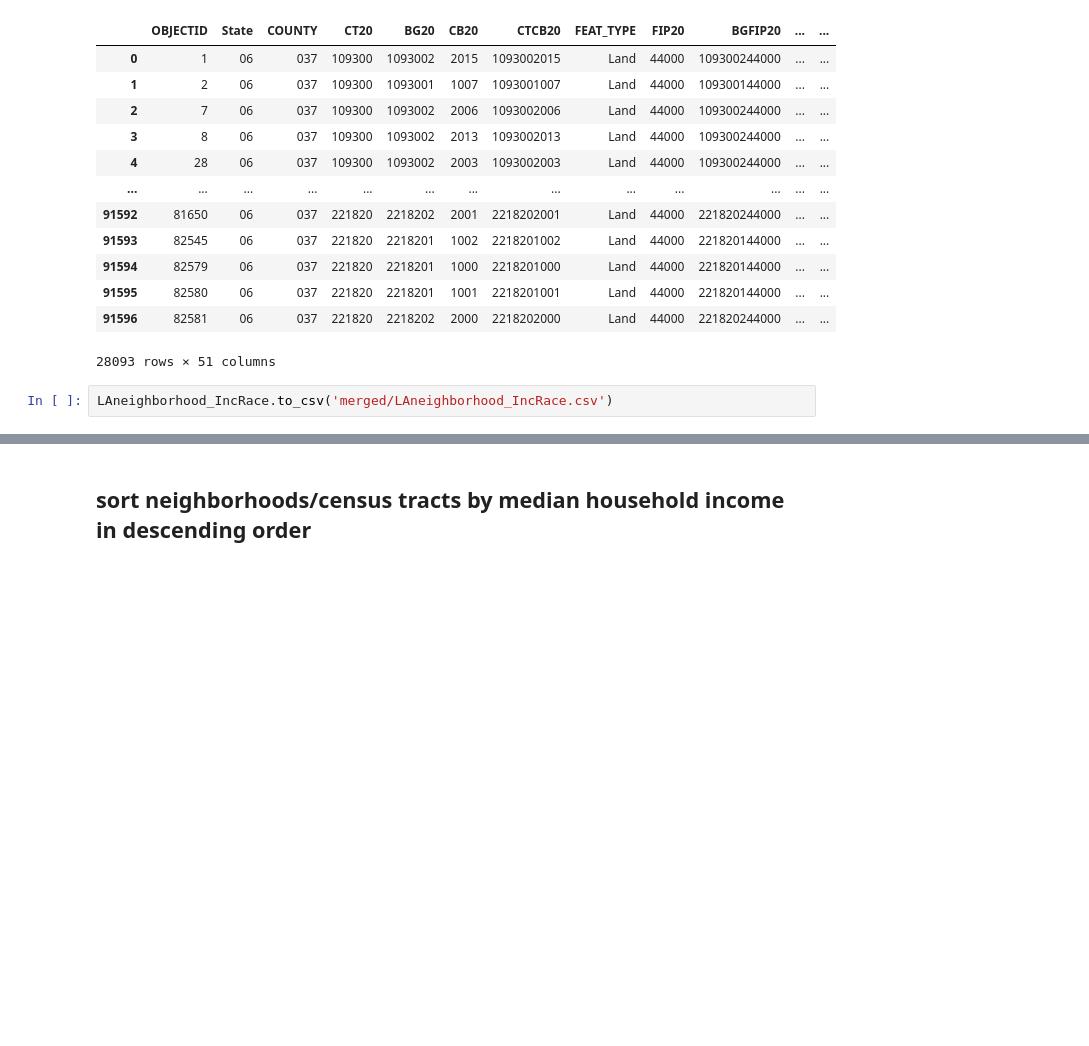
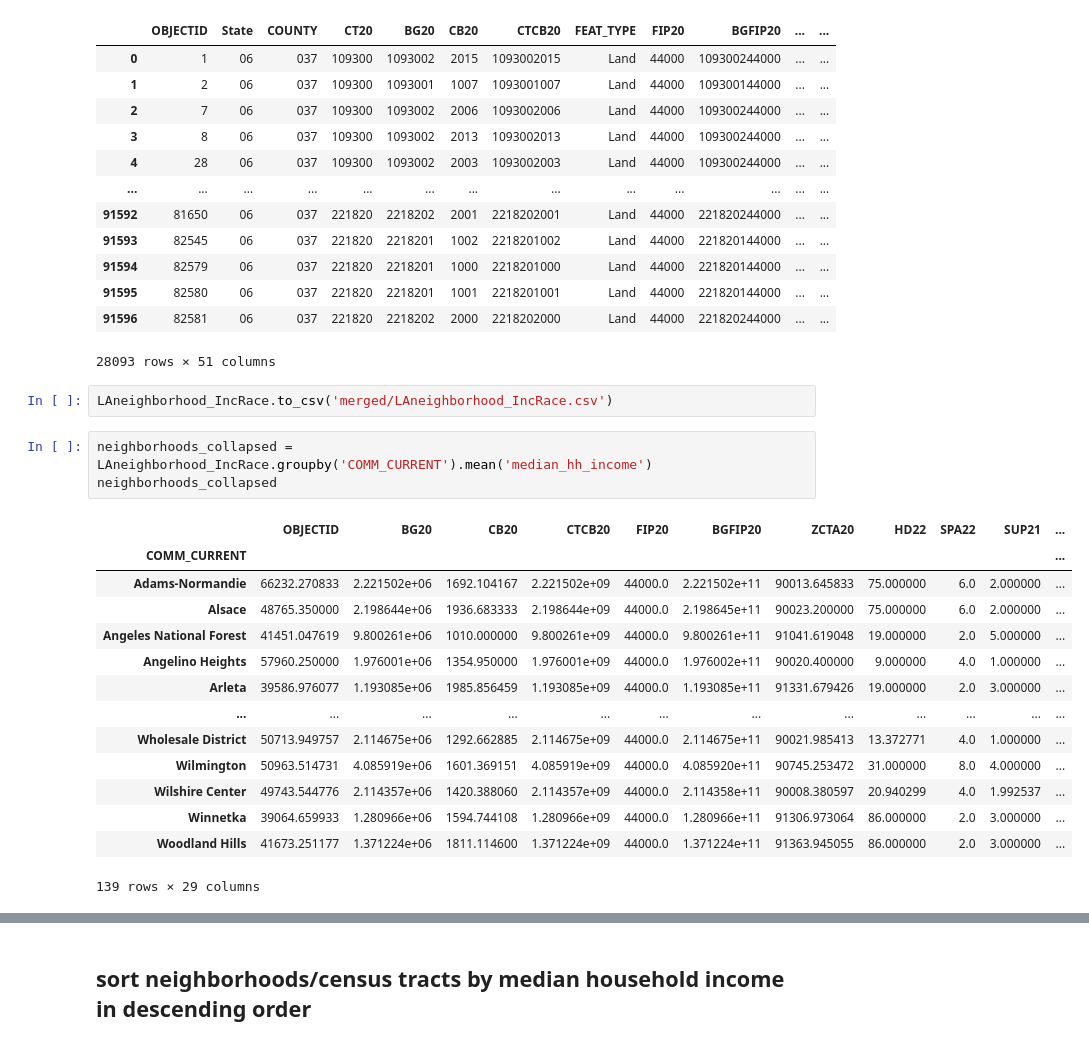
Before and after one commit to jabner120/GIS-group, a Jupyter notebook: Group Assignments/jabner120_v2.ipynb, the cells around one changed output, grey strips where cells are left out. Cells and saved outputs as stored; diff of their text form; blank space fills up the shorter version.

```diff
--- a/Group Assignments/jabner120_v2.ipynb
+++ b/Group Assignments/jabner120_v2.ipynb
@@ -501,3 +502,21 @@ LAneighborhood_IncRace
 28093 rows × 51 columns
 # %%
 LAneighborhood_IncRace.to_csv('merged/LAneighborhood_IncRace.csv')
+# %%
+neighborhoods_collapsed = LAneighborhood_IncRace.groupby('COMM_CURRENT').mean('median_hh_income')
+neighborhoods_collapsed
+# %% [output]
+|  | OBJECTID | BG20 | CB20 | CTCB20 | FIP20 | BGFIP20 | ZCTA20 | HD22 | SPA22 | SUP21 | ... |
+| COMM_CURRENT |  |  |  |  |  |  |  |  |  |  | ... |
+| Adams-Normandie | 66232.270833 | 2.221502e+06 | 1692.104167 | 2.221502e+09 | 44000.0 | 2.221502e+11 | 90013.645833 | 75.000000 | 6.0 | 2.000000 | ... |
+| Alsace | 48765.350000 | 2.198644e+06 | 1936.683333 | 2.198644e+09 | 44000.0 | 2.198645e+11 | 90023.200000 | 75.000000 | 6.0 | 2.000000 | ... |
+| Angeles National Forest | 41451.047619 | 9.800261e+06 | 1010.000000 | 9.800261e+09 | 44000.0 | 9.800261e+11 | 91041.619048 | 19.000000 | 2.0 | 5.000000 | ... |
+| Angelino Heights | 57960.250000 | 1.976001e+06 | 1354.950000 | 1.976001e+09 | 44000.0 | 1.976002e+11 | 90020.400000 | 9.000000 | 4.0 | 1.000000 | ... |
+| Arleta | 39586.976077 | 1.193085e+06 | 1985.856459 | 1.193085e+09 | 44000.0 | 1.193085e+11 | 91331.679426 | 19.000000 | 2.0 | 3.000000 | ... |
+| ... | ... | ... | ... | ... | ... | ... | ... | ... | ... | ... | ... |
+| Wholesale District | 50713.949757 | 2.114675e+06 | 1292.662885 | 2.114675e+09 | 44000.0 | 2.114675e+11 | 90021.985413 | 13.372771 | 4.0 | 1.000000 | ... |
+| Wilmington | 50963.514731 | 4.085919e+06 | 1601.369151 | 4.085919e+09 | 44000.0 | 4.085920e+11 | 90745.253472 | 31.000000 | 8.0 | 4.000000 | ... |
+| Wilshire Center | 49743.544776 | 2.114357e+06 | 1420.388060 | 2.114357e+09 | 44000.0 | 2.114358e+11 | 90008.380597 | 20.940299 | 4.0 | 1.992537 | ... |
+| Winnetka | 39064.659933 | 1.280966e+06 | 1594.744108 | 1.280966e+09 | 44000.0 | 1.280966e+11 | 91306.973064 | 86.000000 | 2.0 | 3.000000 | ... |
+| Woodland Hills | 41673.251177 | 1.371224e+06 | 1811.114600 | 1.371224e+09 | 44000.0 | 1.371224e+11 | 91363.945055 | 86.000000 | 2.0 | 3.000000 | ... |
+139 rows × 29 columns
```
Also changed, not shown: parts of 15 cells of this notebook.
